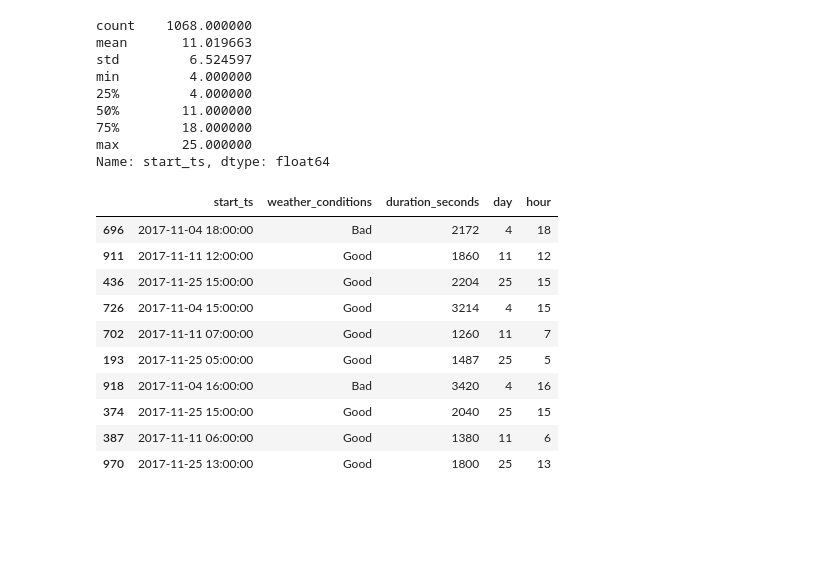
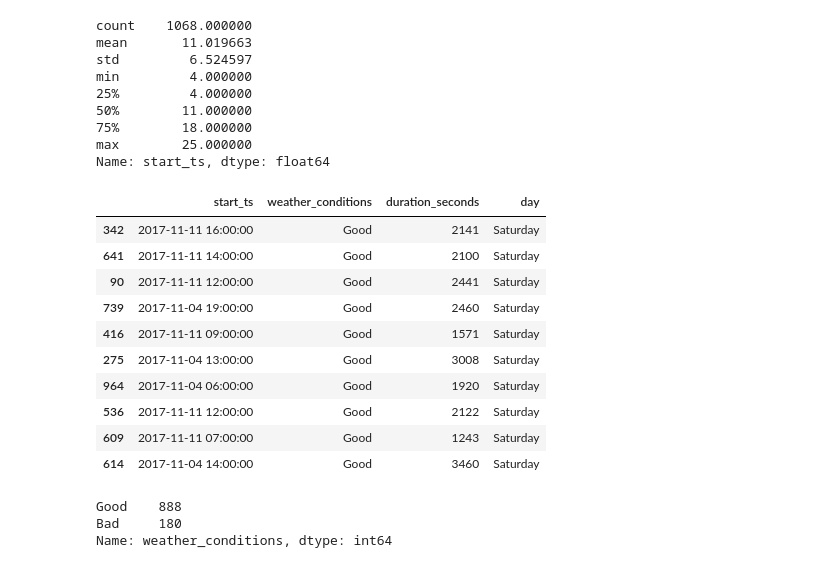
Before and after one commit to latostadorano/tt_s8_taxis, a Jupyter notebook: taxis.ipynb, the cells around one changed output. Drawn from its saved outputs; the diff is of its cells as text; code cells hidden in the pictures; blank space fills up the shorter version.

```diff
--- a/taxis.ipynb
+++ b/taxis.ipynb
@@ -290,18 +294,23 @@ max        25.000000
 Name: start_ts, dtype: float64
 # %%
 #Creamos columnas de día y hora
-data['day'] = data['start_ts'].dt.day
-data['hour'] = data['start_ts'].dt.hour
+data['day'] = data['start_ts'].dt.day_name()
 data.sample(10)
 # %% [output]
-|  | start_ts | weather_conditions | duration_seconds | day | hour |
-| 696 | 2017-11-04 18:00:00 | Bad | 2172 | 4 | 18 |
-| 911 | 2017-11-11 12:00:00 | Good | 1860 | 11 | 12 |
-| 436 | 2017-11-25 15:00:00 | Good | 2204 | 25 | 15 |
-| 726 | 2017-11-04 15:00:00 | Good | 3214 | 4 | 15 |
-| 702 | 2017-11-11 07:00:00 | Good | 1260 | 11 | 7 |
-| 193 | 2017-11-25 05:00:00 | Good | 1487 | 25 | 5 |
-| 918 | 2017-11-04 16:00:00 | Bad | 3420 | 4 | 16 |
-| 374 | 2017-11-25 15:00:00 | Good | 2040 | 25 | 15 |
-| 387 | 2017-11-11 06:00:00 | Good | 1380 | 11 | 6 |
-| 970 | 2017-11-25 13:00:00 | Good | 1800 | 25 | 13 |
+|  | start_ts | weather_conditions | duration_seconds | day |
+| 342 | 2017-11-11 16:00:00 | Good | 2141 | Saturday |
+| 641 | 2017-11-11 14:00:00 | Good | 2100 | Saturday |
+| 90 | 2017-11-11 12:00:00 | Good | 2441 | Saturday |
+| 739 | 2017-11-04 19:00:00 | Good | 2460 | Saturday |
+| 416 | 2017-11-11 09:00:00 | Good | 1571 | Saturday |
+| 275 | 2017-11-04 13:00:00 | Good | 3008 | Saturday |
+| 964 | 2017-11-04 06:00:00 | Good | 1920 | Saturday |
+| 536 | 2017-11-11 12:00:00 | Good | 2122 | Saturday |
+| 609 | 2017-11-11 07:00:00 | Good | 1243 | Saturday |
+| 614 | 2017-11-04 14:00:00 | Good | 3460 | Saturday |
+# %%
+data.weather_conditions.value_counts()
+# %% [output]
+Good    888
+Bad     180
+Name: weather_conditions, dtype: int64
```
Also changed, not shown: parts of 7 cells of this notebook.
